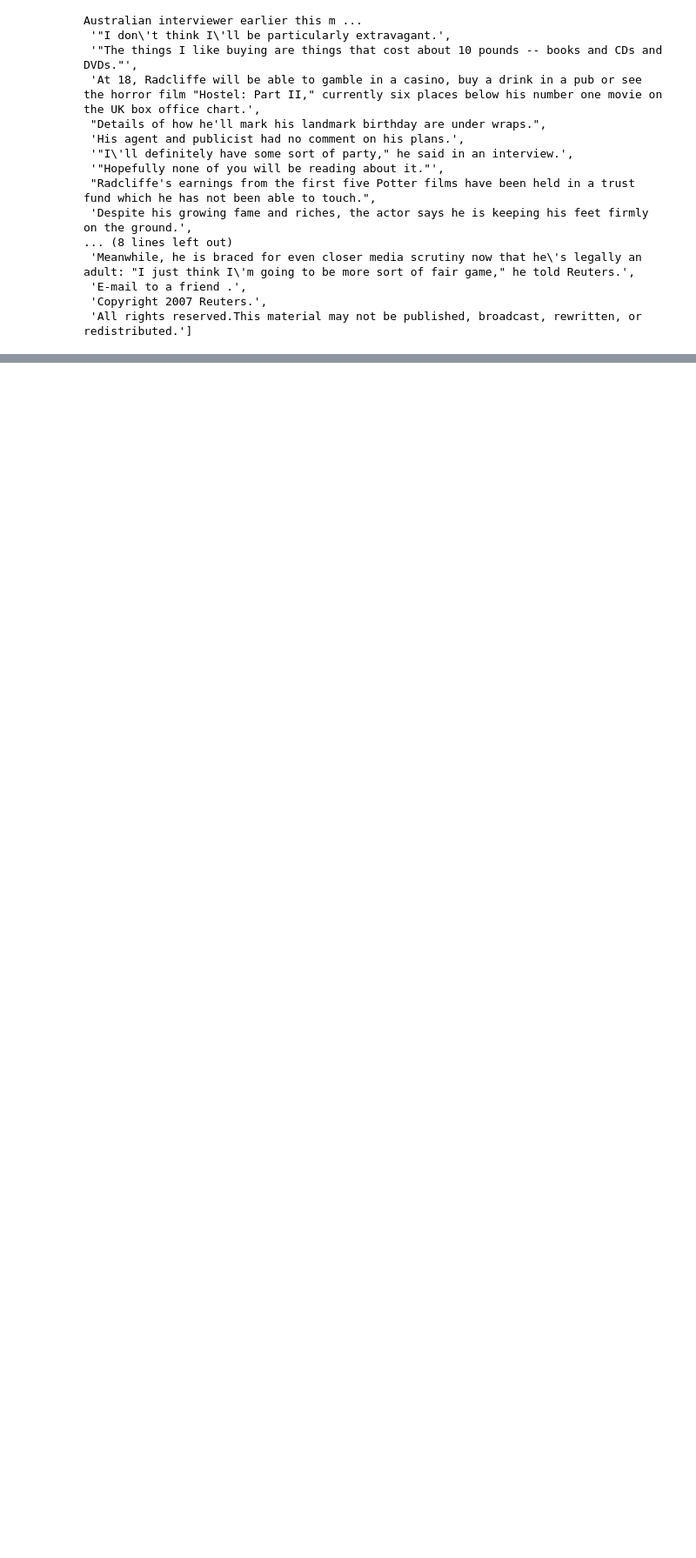
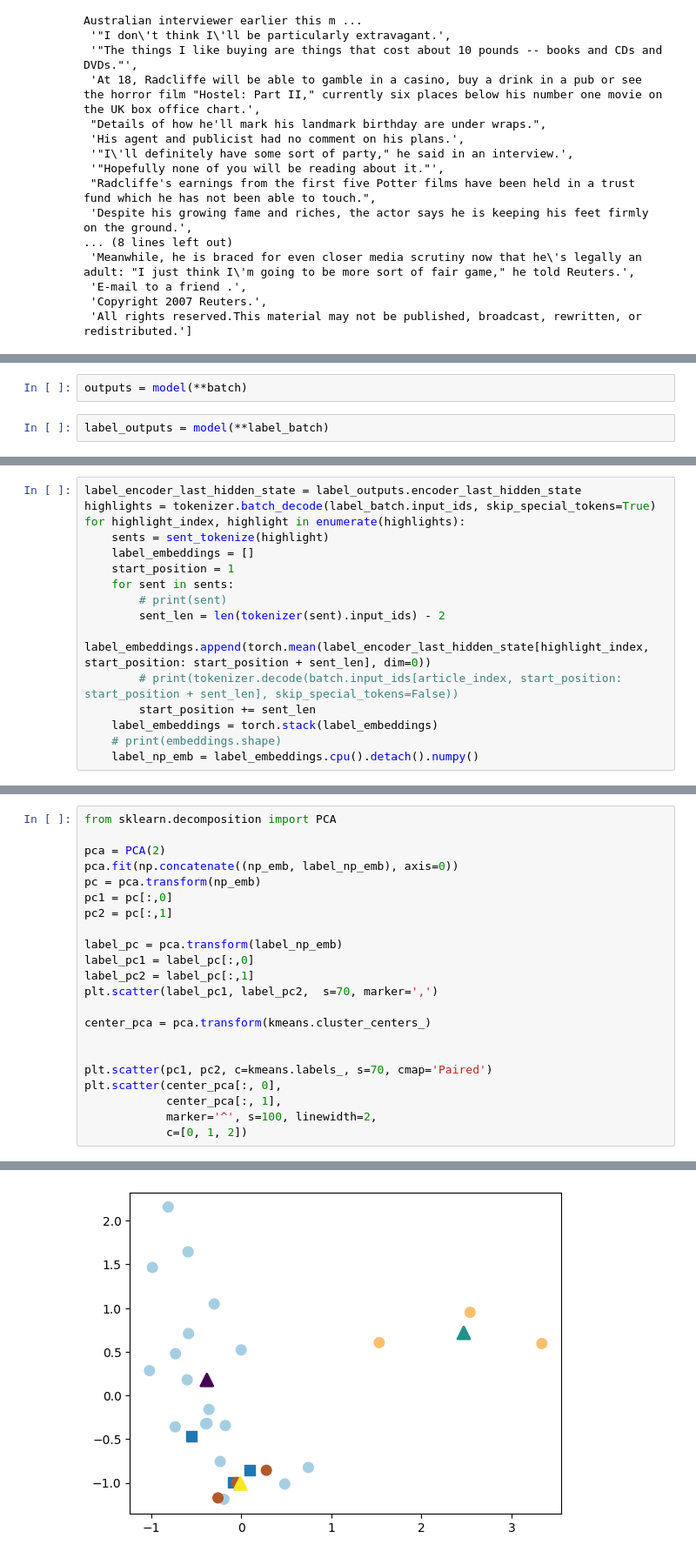
Before and after one commit to Aaron-LHR/DAES, a Jupyter notebook: knn_cluster.ipynb, the cells around one changed output, grey strips where cells are left out. Shown at 87% size. Drawn from its saved outputs; the diff is of its cells as text; blank space fills up the shorter version.

```diff
--- a/knn_cluster.ipynb
+++ b/knn_cluster.ipynb
@@ -103,0 +201,4 @@ sent_tokenize(dataset["train"][0]["highlights"])
+# %%
+outputs = model(**batch)
+# %%
+label_outputs = model(**label_batch)
@@ -103,0 +250,16 @@ sent_tokenize(dataset["train"][0]["highlights"])
+# %%
+label_encoder_last_hidden_state = label_outputs.encoder_last_hidden_state
+highlights = tokenizer.batch_decode(label_batch.input_ids, skip_special_tokens=True)
+for highlight_index, highlight in enumerate(highlights):
+    sents = sent_tokenize(highlight)
+    label_embeddings = []
+    start_position = 1
+    for sent in sents:
+        # print(sent)
+        sent_len = len(tokenizer(sent).input_ids) - 2
+        label_embeddings.append(torch.mean(label_encoder_last_hidden_state[highlight_index, start_position: start_position + sent_len], dim=0))
+        # print(tokenizer.decode(batch.input_ids[article_index, start_position: start_position + sent_len], skip_special_tokens=False))
+        start_position += sent_len
+    label_embeddings = torch.stack(label_embeddings)
+    # print(embeddings.shape)
+    label_np_emb = label_embeddings.cpu().detach().numpy()
@@ -103,0 +276,23 @@ sent_tokenize(dataset["train"][0]["highlights"])
+# %%
+from sklearn.decomposition import PCA
+
+pca = PCA(2)
+pca.fit(np.concatenate((np_emb, label_np_emb), axis=0))
+pc = pca.transform(np_emb)
+pc1 = pc[:,0]
+pc2 = pc[:,1]
+
+label_pc = pca.transform(label_np_emb)
+label_pc1 = label_pc[:,0]
+label_pc2 = label_pc[:,1]
+plt.scatter(label_pc1, label_pc2,  s=70, marker=',')
+
+center_pca = pca.transform(kmeans.cluster_centers_)
+
+
+plt.scatter(pc1, pc2, c=kmeans.labels_, s=70, cmap='Paired')
+plt.scatter(center_pca[:, 0],
+            center_pca[:, 1],
+            marker='^', s=100, linewidth=2,
+            c=[0, 1, 2])
+# %% [output]
@@ -103,0 +300 @@ sent_tokenize(dataset["train"][0]["highlights"])
+[figure, added]
```
Also changed, not shown: parts of 55 cells of this notebook, 3 other files.
